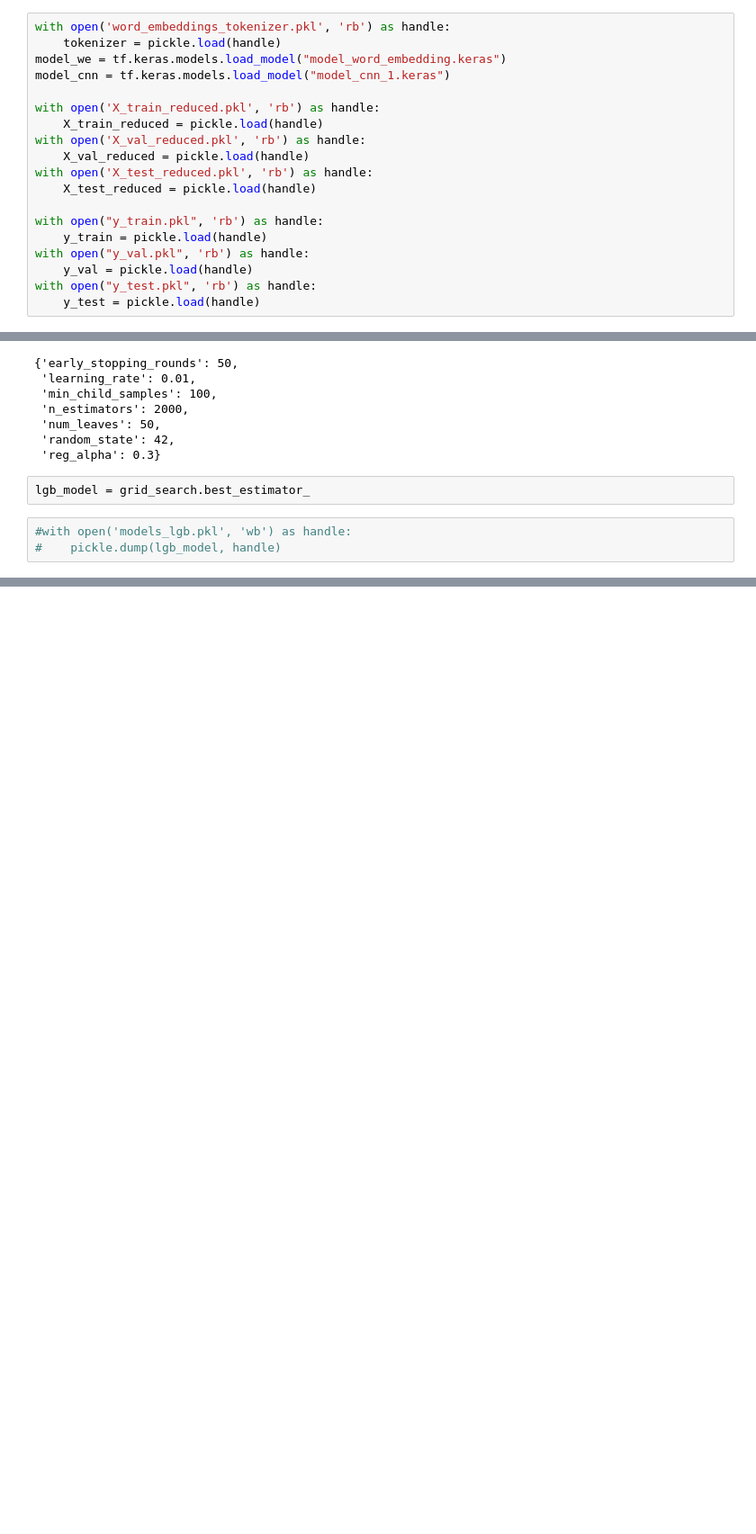
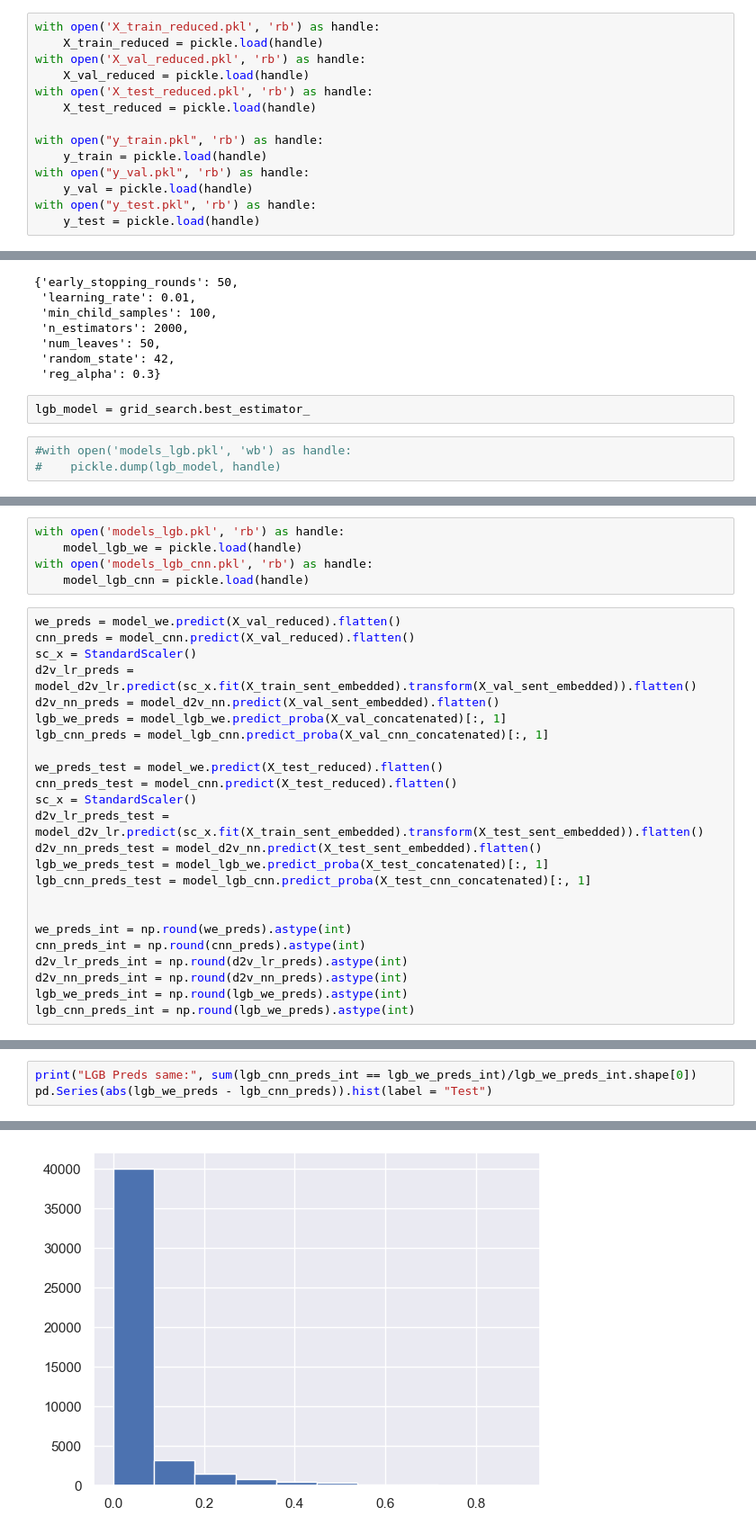
Before and after one commit to jordanfan/suicide_detection, a Jupyter notebook: embeddings_model.ipynb, the cells around one changed output, grey strips where cells are left out. Shown at 90% size. Cells and saved outputs as stored; diff of their text form; blank space fills up the shorter version.

```diff
--- a/embeddings_model.ipynb
+++ b/embeddings_model.ipynb
@@ -23,11 +24,6 @@ import pickle
 import warnings
 warnings.filterwarnings("ignore")
 # %%
-with open('word_embeddings_tokenizer.pkl', 'rb') as handle:
-    tokenizer = pickle.load(handle)
-model_we = tf.keras.models.load_model("model_word_embedding.keras")
-model_cnn = tf.keras.models.load_model("model_cnn_1.keras")
-
 with open('X_train_reduced.pkl', 'rb') as handle:
     X_train_reduced = pickle.load(handle)
 with open('X_val_reduced.pkl', 'rb') as handle:
@@ -303,0 +379,29 @@ grid_search_cnn.best_params_
+# %%
+with open('models_lgb.pkl', 'rb') as handle:
+    model_lgb_we = pickle.load(handle)
+with open('models_lgb_cnn.pkl', 'rb') as handle:
+    model_lgb_cnn = pickle.load(handle)
+# %%
+we_preds = model_we.predict(X_val_reduced).flatten()
+cnn_preds = model_cnn.predict(X_val_reduced).flatten()
+sc_x = StandardScaler()
+d2v_lr_preds = model_d2v_lr.predict(sc_x.fit(X_train_sent_embedded).transform(X_val_sent_embedded)).flatten()
+d2v_nn_preds = model_d2v_nn.predict(X_val_sent_embedded).flatten()
+lgb_we_preds = model_lgb_we.predict_proba(X_val_concatenated)[:, 1]
+lgb_cnn_preds = model_lgb_cnn.predict_proba(X_val_cnn_concatenated)[:, 1]
+
+we_preds_test = model_we.predict(X_test_reduced).flatten()
+cnn_preds_test = model_cnn.predict(X_test_reduced).flatten()
+sc_x = StandardScaler()
+d2v_lr_preds_test = model_d2v_lr.predict(sc_x.fit(X_train_sent_embedded).transform(X_test_sent_embedded)).flatten()
+d2v_nn_preds_test = model_d2v_nn.predict(X_test_sent_embedded).flatten()
+lgb_we_preds_test = model_lgb_we.predict_proba(X_test_concatenated)[:, 1]
+lgb_cnn_preds_test = model_lgb_cnn.predict_proba(X_test_cnn_concatenated)[:, 1]
+
+
+we_preds_int = np.round(we_preds).astype(int)
+cnn_preds_int = np.round(cnn_preds).astype(int)
+d2v_lr_preds_int = np.round(d2v_lr_preds).astype(int)
+d2v_nn_preds_int = np.round(d2v_nn_preds).astype(int)
+lgb_we_preds_int = np.round(lgb_we_preds).astype(int)
+lgb_cnn_preds_int = np.round(lgb_we_preds).astype(int)
@@ -303,0 +520,4 @@ grid_search_cnn.best_params_
+# %%
+print("LGB Preds same:", sum(lgb_cnn_preds_int == lgb_we_preds_int)/lgb_we_preds_int.shape[0])
+pd.Series(abs(lgb_we_preds - lgb_cnn_preds)).hist(label = "Test")
+# %% [output]
@@ -303,0 +526 @@ grid_search_cnn.best_params_
+[figure, added]
```
Also changed, not shown: parts of 35 cells of this notebook.
